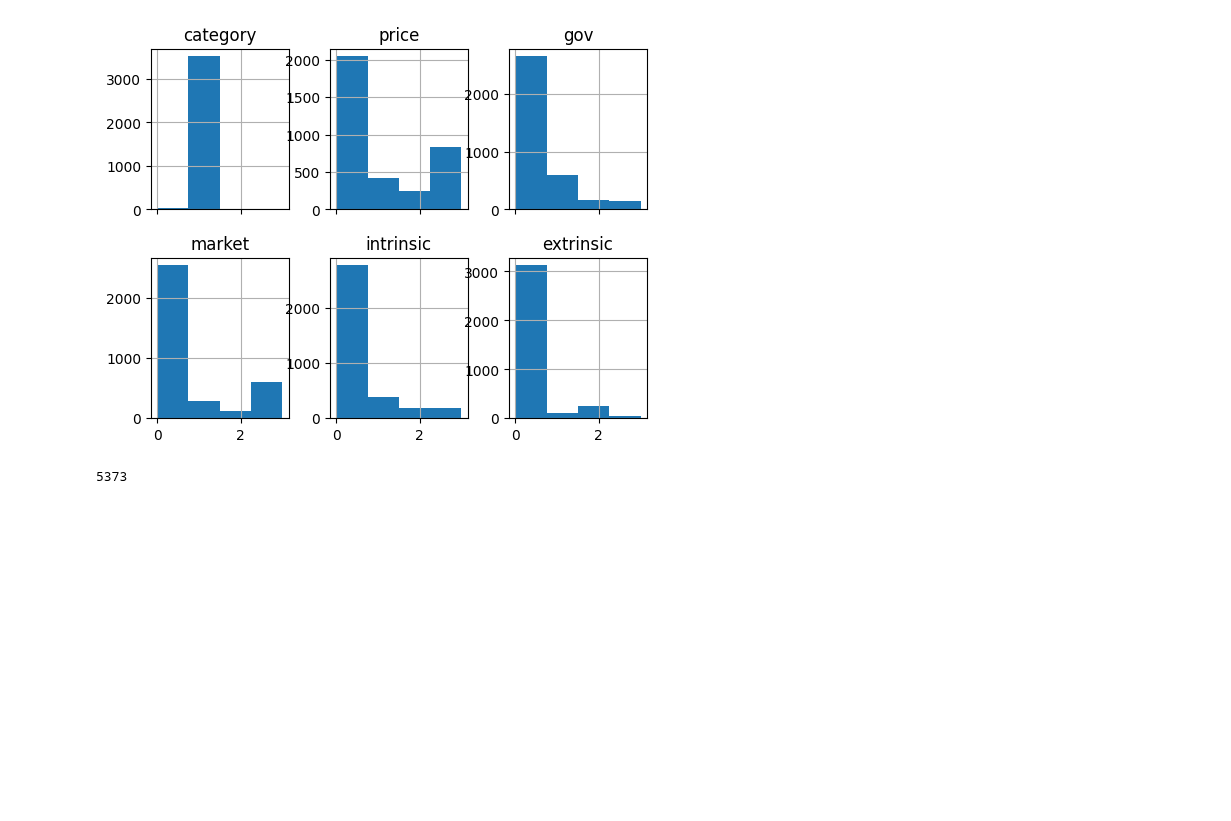
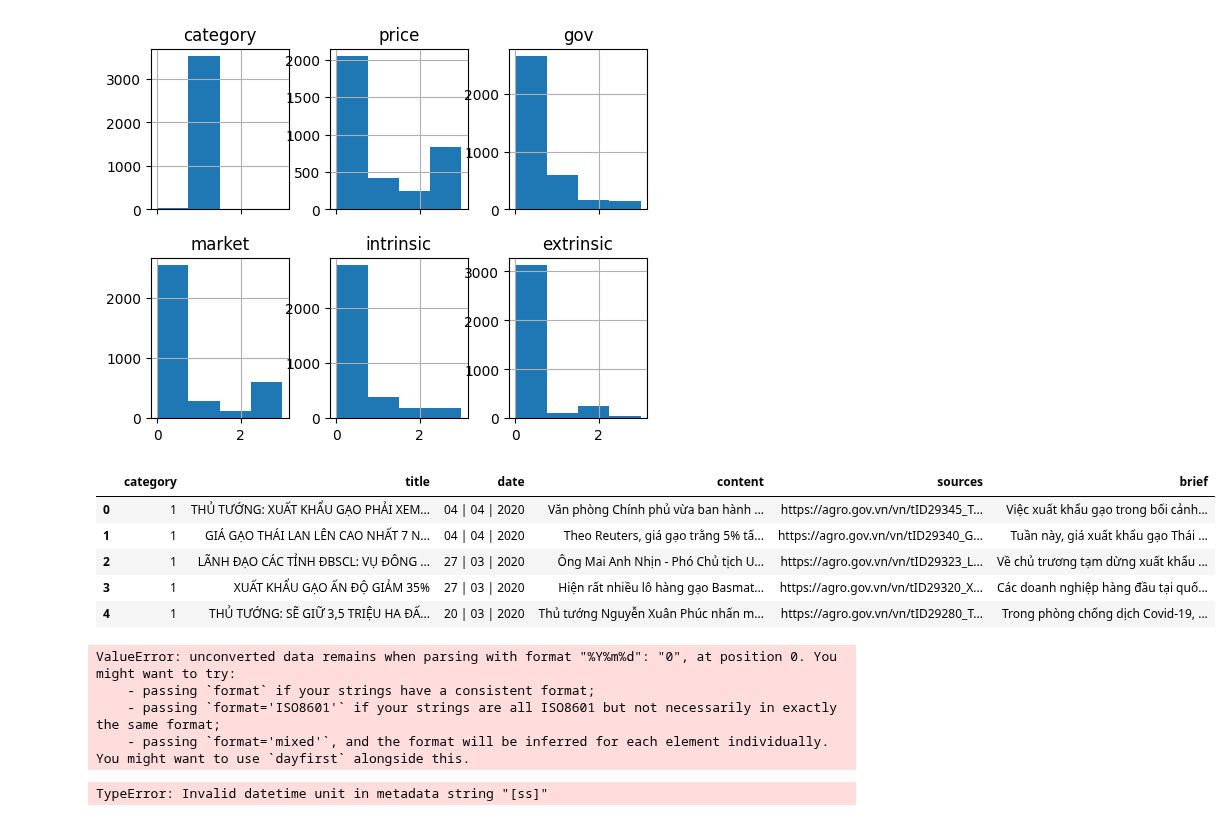
Before and after one commit to hongtienhaolk2001/Graduate_Thesis, a Jupyter notebook: model/data/visualization.ipynb, the cells around one changed output. Drawn from its saved outputs; the diff is of its cells as text; code cells hidden in the pictures; blank space fills up the shorter version.

```diff
--- a/model/data/visualization.ipynb
+++ b/model/data/visualization.ipynb
@@ -15,6 +15,30 @@ hist = df.hist(bins=4, sharex=True, layout=(2,3))
 # %% [output]
 samples: 3544
 [figure]
+# %%
+df = pd.read_csv('./raw_data/rice.csv')
+df.head()
+# %% [output]
+|  | category | title | date | content | sources | brief |
+| 0 | 1 | THỦ TƯỚNG: XUẤT KHẨU GẠO PHẢI XEM... | 04 | 04 | 2020 | Văn phòng Chính phủ vừa ban hành ... | https://agro.gov.vn/vn/tID29345_T... | Việc xuất khẩu gạo trong bối cảnh... |
+| 1 | 1 | GIÁ GẠO THÁI LAN LÊN CAO NHẤT 7 N... | 04 | 04 | 2020 | Theo Reuters, giá gạo trằng 5% tấ... | https://agro.gov.vn/vn/tID29340_G... | Tuần này, giá xuất khẩu gạo Thái ... |
+| 2 | 1 | LÃNH ĐẠO CÁC TỈNH ĐBSCL: VỤ ĐÔNG ... | 27 | 03 | 2020 | Ông Mai Anh Nhịn - Phó Chủ tịch U... | https://agro.gov.vn/vn/tID29323_L... | Về chủ trương tạm dừng xuất khẩu ... |
+| 3 | 1 | XUẤT KHẨU GẠO ẤN ĐỘ GIẢM 35% | 27 | 03 | 2020 | Hiện rất nhiều lô hàng gạo Basmat... | https://agro.gov.vn/vn/tID29320_X... | Các doanh nghiệp hàng đầu tại quố... |
+| 4 | 1 | THỦ TƯỚNG: SẼ GIỮ 3,5 TRIỆU HA ĐẤ... | 20 | 03 | 2020 | Thủ tướng Nguyễn Xuân Phúc nhấn m... | https://agro.gov.vn/vn/tID29280_T... | Trong phòng chống dịch Covid-19, ... |
 # %%
+df = pd.read_csv('./raw_data/rice.csv')
+timestamps = pd.to_datetime(df['date'],format='%d | %m | %Y')
+new_timestamps = []
+for date in timestamps:
+    new_timestamps.append(100000*date.year + date.month*1000 + date.day*10)
+df['date'] = new_timestamps
+pd.to_datetime(df['date'][0],format='%Y%m%d')
 # %% [output]
-5373
+ValueError: unconverted data remains when parsing with format "%Y%m%d": "0", at position 0. You might want to try:
+    - passing `format` if your strings have a consistent format;
+    - passing `format='ISO8601'` if your strings are all ISO8601 but not necessarily in exactly the same format;
+    - passing `format='mixed'`, and the format will be inferred for each element individually. You might want to use `dayfirst` alongside this.
+# %%
+pd.to_datetime(1580083200000, unit='')
+# %% [output]
+TypeError: Invalid datetime unit in metadata string "[ss]"
```
Also changed, not shown: 17 other files.
